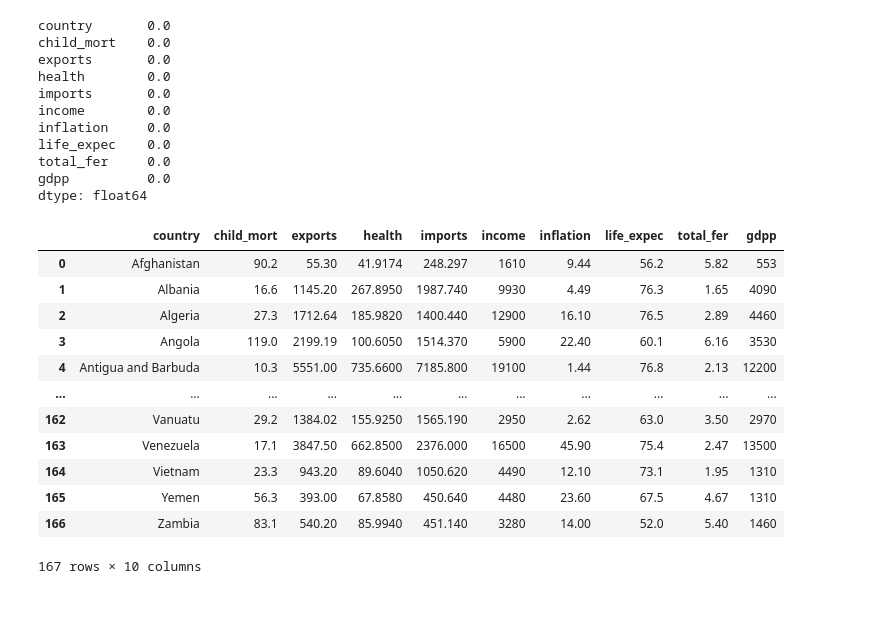
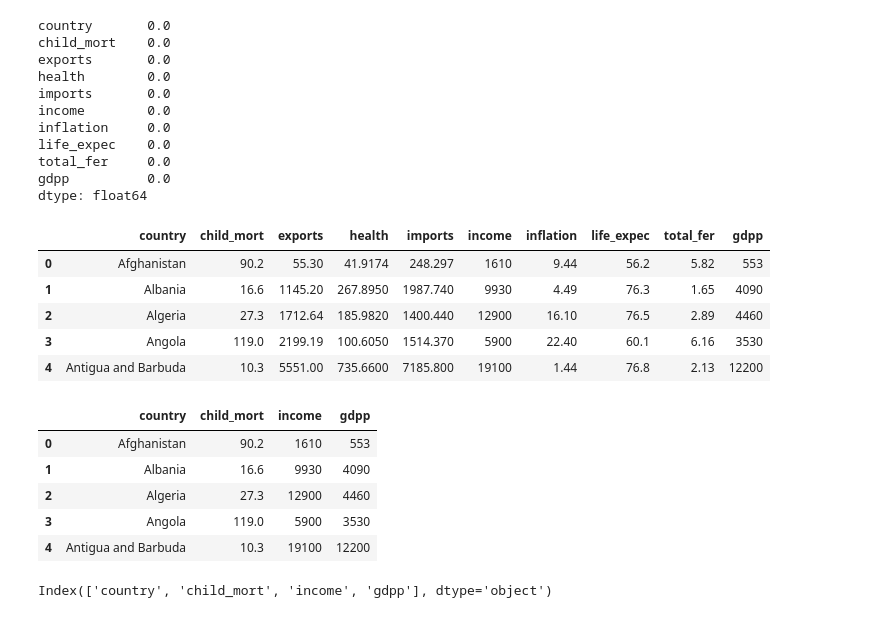
Before and after one commit to gyana-ranjan-dash/World_proverty_analysis, a Jupyter notebook: World_poverty_analysis.ipynb, the cells around one changed output. Drawn from its saved outputs; the diff is of its cells as text; code cells hidden in the pictures.

```diff
--- a/World_poverty_analysis.ipynb
+++ b/World_poverty_analysis.ipynb
@@ -177,18 +177,25 @@ country_df['exports'] = country_df['exports']*country_df['gdpp']/100
 country_df['imports'] = country_df['imports']*country_df['gdpp']/100
 country_df['health'] = country_df['health']*country_df['gdpp']/100
 # %%
-country_df
+country_df.head()
 # %% [output]
 |  | country | child_mort | exports | health | imports | income | inflation | life_expec | total_fer | gdpp |
 | 0 | Afghanistan | 90.2 | 55.30 | 41.9174 | 248.297 | 1610 | 9.44 | 56.2 | 5.82 | 553 |
 | 1 | Albania | 16.6 | 1145.20 | 267.8950 | 1987.740 | 9930 | 4.49 | 76.3 | 1.65 | 4090 |
 | 2 | Algeria | 27.3 | 1712.64 | 185.9820 | 1400.440 | 12900 | 16.10 | 76.5 | 2.89 | 4460 |
 | 3 | Angola | 119.0 | 2199.19 | 100.6050 | 1514.370 | 5900 | 22.40 | 60.1 | 6.16 | 3530 |
 | 4 | Antigua and Barbuda | 10.3 | 5551.00 | 735.6600 | 7185.800 | 19100 | 1.44 | 76.8 | 2.13 | 12200 |
-| ... | ... | ... | ... | ... | ... | ... | ... | ... | ... | ... |
-| 162 | Vanuatu | 29.2 | 1384.02 | 155.9250 | 1565.190 | 2950 | 2.62 | 63.0 | 3.50 | 2970 |
-| 163 | Venezuela | 17.1 | 3847.50 | 662.8500 | 2376.000 | 16500 | 45.90 | 75.4 | 2.47 | 13500 |
-| 164 | Vietnam | 23.3 | 943.20 | 89.6040 | 1050.620 | 4490 | 12.10 | 73.1 | 1.95 | 1310 |
-| 165 | Yemen | 56.3 | 393.00 | 67.8580 | 450.640 | 4480 | 23.60 | 67.5 | 4.67 | 1310 |
-| 166 | Zambia | 83.1 | 540.20 | 85.9940 | 451.140 | 3280 | 14.00 | 52.0 | 5.40 | 1460 |
-167 rows × 10 columns
+# %%
+df = country_df[["country","child_mort","income","gdpp"]]
+df.head()
+# %% [output]
+|  | country | child_mort | income | gdpp |
+| 0 | Afghanistan | 90.2 | 1610 | 553 |
+| 1 | Albania | 16.6 | 9930 | 4090 |
+| 2 | Algeria | 27.3 | 12900 | 4460 |
+| 3 | Angola | 119.0 | 5900 | 3530 |
+| 4 | Antigua and Barbuda | 10.3 | 19100 | 12200 |
+# %%
+df.columns
+# %% [output]
+Index(['country', 'child_mort', 'income', 'gdpp'], dtype='object')
```
